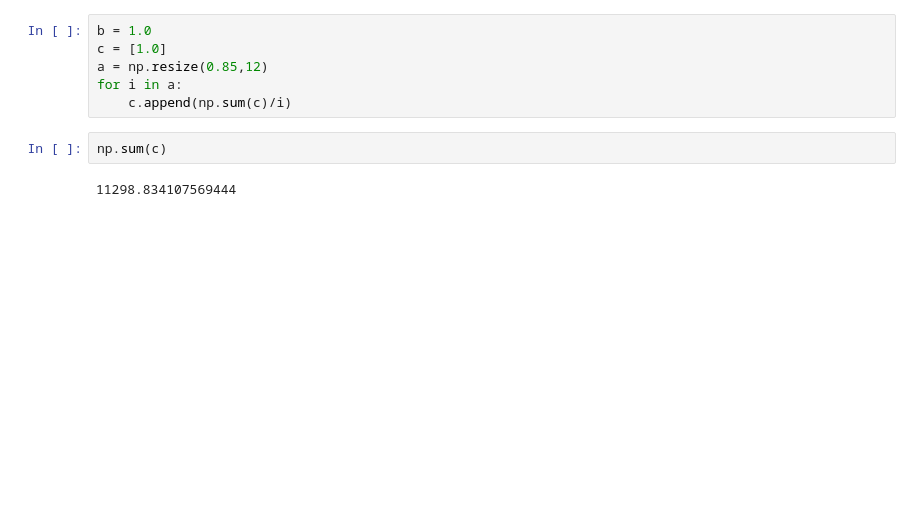
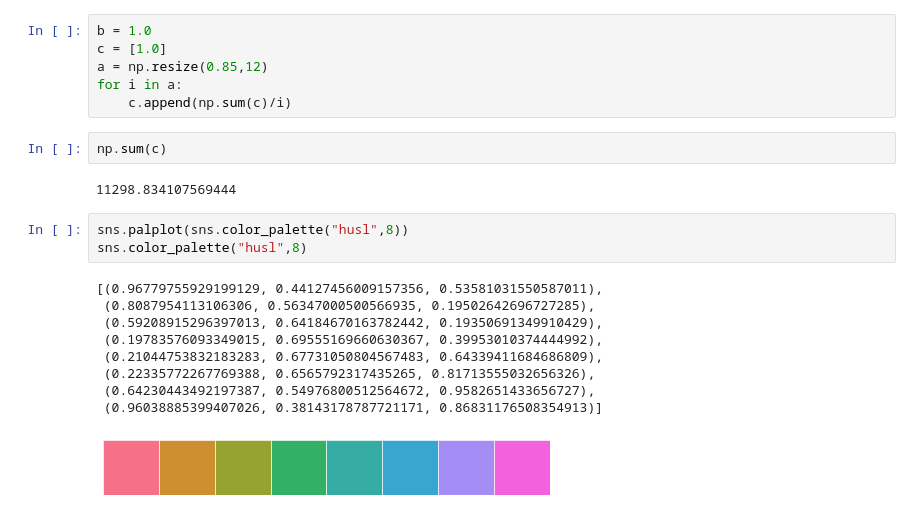
Before and after one commit to kimeels/variability-timescale-analysis-paper, a Jupyter notebook: scripts/Plotting_fluxVsTau.ipynb, the cells around one changed output. Cells and saved outputs as stored; diff of their text form; blank space fills up the shorter version.

```diff
--- a/scripts/Plotting_fluxVsTau.ipynb
+++ b/scripts/Plotting_fluxVsTau.ipynb
@@ -108,3 +162,16 @@ for i in a:
 np.sum(c)
 # %% [output]
 11298.834107569444
+# %%
+sns.palplot(sns.color_palette("husl",8))
+sns.color_palette("husl",8)
+# %% [output]
+[(0.96779755929199129, 0.44127456009157356, 0.53581031550587011),
+ (0.8087954113106306, 0.56347000500566935, 0.19502642696727285),
+ (0.59208915296397013, 0.64184670163782442, 0.19350691349910429),
+ (0.19783576093349015, 0.69555169660630367, 0.39953010374444992),
+ (0.21044753832183283, 0.67731050804567483, 0.64339411684686809),
+ (0.22335772267769388, 0.6565792317435265, 0.81713555032656326),
+ (0.64230443492197387, 0.54976800512564672, 0.9582651433656727),
+ (0.96038885399407026, 0.38143178787721171, 0.86831176508354913)]
+[figure, added]
```
Also changed, not shown: parts of 12 cells of this notebook.
